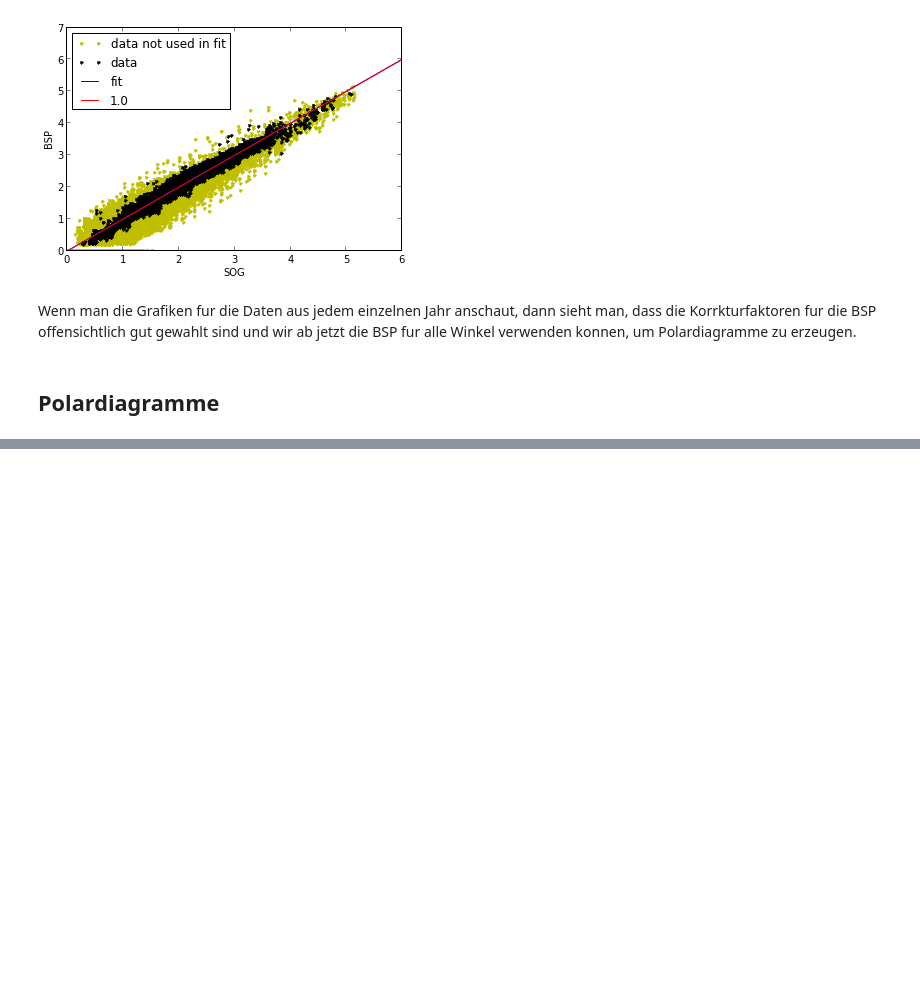
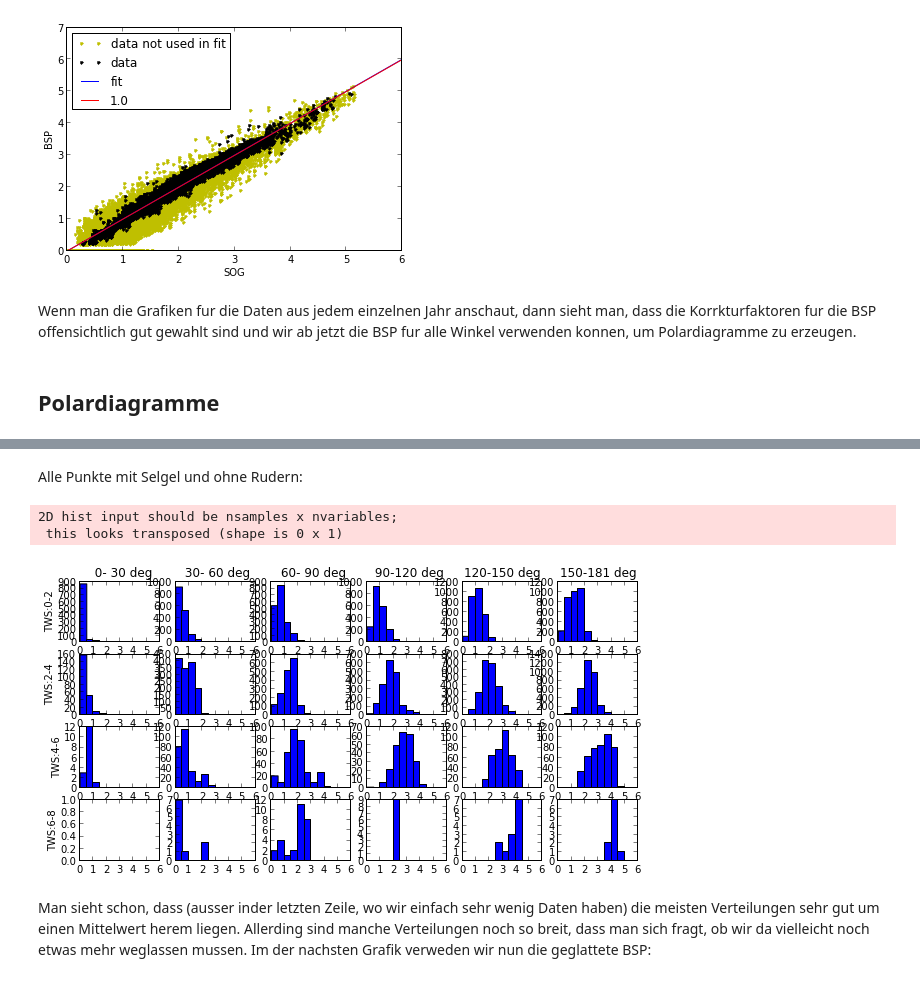
Before and after one commit to Roemerschiff/NX2, a Jupyter notebook: Polarplots.ipynb, the cells around one changed output, grey strips where cells are left out. Drawn from its saved outputs; the diff is of its cells as text; code cells hidden in the pictures; blank space fills up the shorter version.

```diff
--- a/Polarplots.ipynb
+++ b/Polarplots.ipynb
@@ -135,0 +151,16 @@ Wenn man die Grafiken fur die Daten aus jedem einzelnen Jahr anschaut, dann sieh
+# %%
+import polar
+sail  = polar.sail(d11)
+con = polar.near_const(NX2.smooth_gauss(d11['BSP'],10), max_diff = 0.01)
+TWSs = NX2.smooth_expdec(d11['TWS'], 10)
+# %% [markdown]
+Alle Punkte mit Selgel und ohne Rudern:
+# %%
+fig = plt.figure(figsize = (10,5))
+polar.polar_grid(d11.TWA[sail], d11.TWS[sail], d11.BSP[sail], np.arange(0.,8.1,2.), np.arange(0.,181., 30.1), fig = fig)
+# %% [output]
+2D hist input should be nsamples x nvariables;
+ this looks transposed (shape is 0 x 1)
+[figure, added]
+# %% [markdown]
+Man sieht schon, dass (ausser inder letzten Zeile, wo wir einfach sehr wenig Daten haben) die meisten Verteilungen sehr gut um einen Mittelwert herem liegen. Allerding sind manche Verteilungen noch so breit, dass man sich fragt, ob wir da vielleicht noch etwas mehr weglassen mussen. Im der nachsten Grafik verweden wir nun die geglattete BSP:
```
Also changed, not shown: parts of 23 cells of this notebook.
